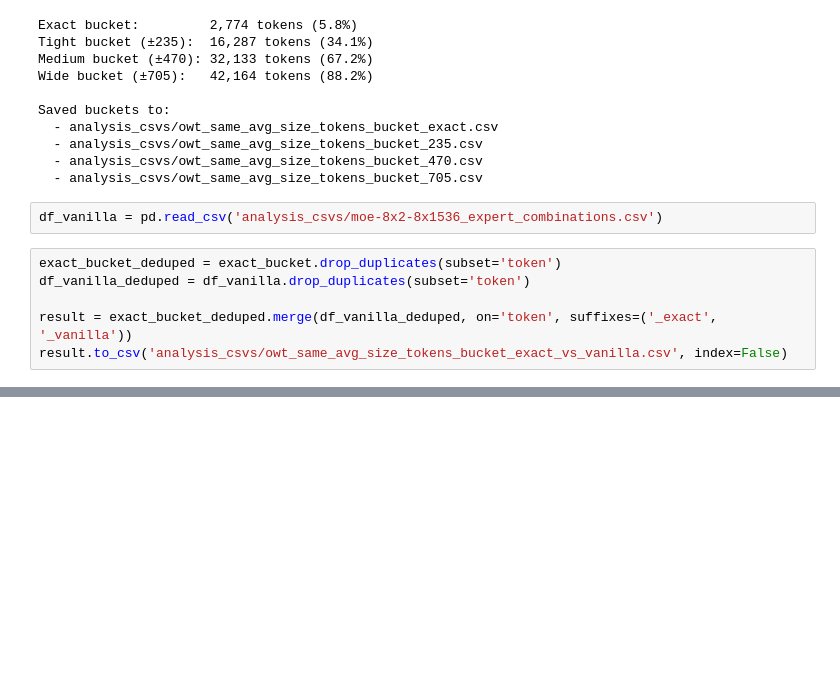
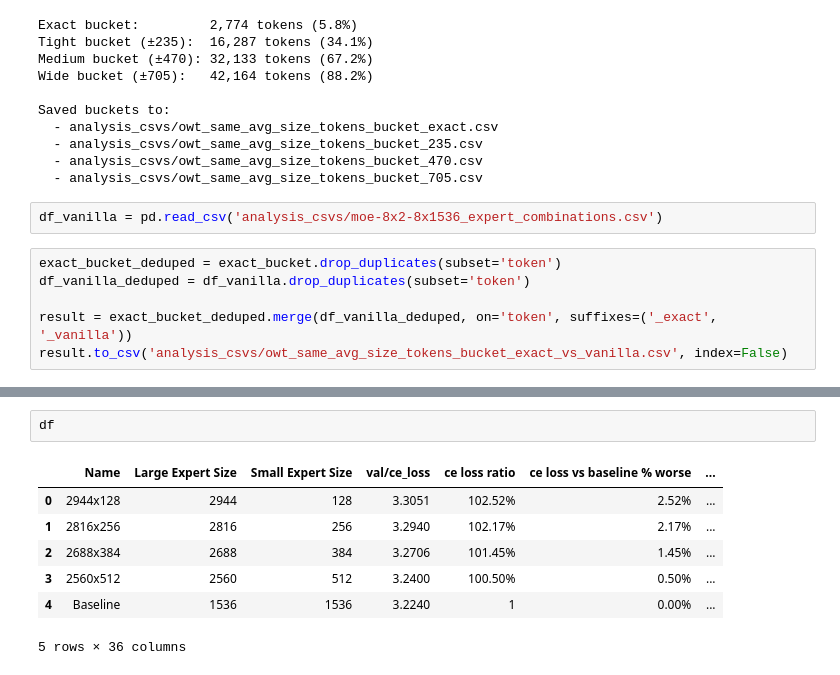
Before and after one commit to hbfreed/nanoMOE, a Jupyter notebook: variable_expert_analysis.ipynb, the cells around one changed output, grey strips where cells are left out. Drawn from its saved outputs; the diff is of its cells as text; blank space fills up the shorter version.

```diff
--- a/variable_expert_analysis.ipynb
+++ b/variable_expert_analysis.ipynb
@@ -731,0 +747,10 @@ result.to_csv('analysis_csvs/owt_same_avg_size_tokens_bucket_exact_vs_vanilla.cs
+# %%
+df
+# %% [output]
+|  | Name | Large Expert Size | Small Expert Size | val/ce_loss | ce loss ratio | ce loss vs baseline % worse | ... |
+| 0 | 2944x128 | 2944 | 128 | 3.3051 | 102.52% | 2.52% | ... |
+| 1 | 2816x256 | 2816 | 256 | 3.2940 | 102.17% | 2.17% | ... |
+| 2 | 2688x384 | 2688 | 384 | 3.2706 | 101.45% | 1.45% | ... |
+| 3 | 2560x512 | 2560 | 512 | 3.2400 | 100.50% | 0.50% | ... |
+| 4 | Baseline | 1536 | 1536 | 3.2240 | 1 | 0.00% | ... |
+5 rows × 36 columns
```
Also changed, not shown: parts of 3 cells of this notebook, 2 other files.
